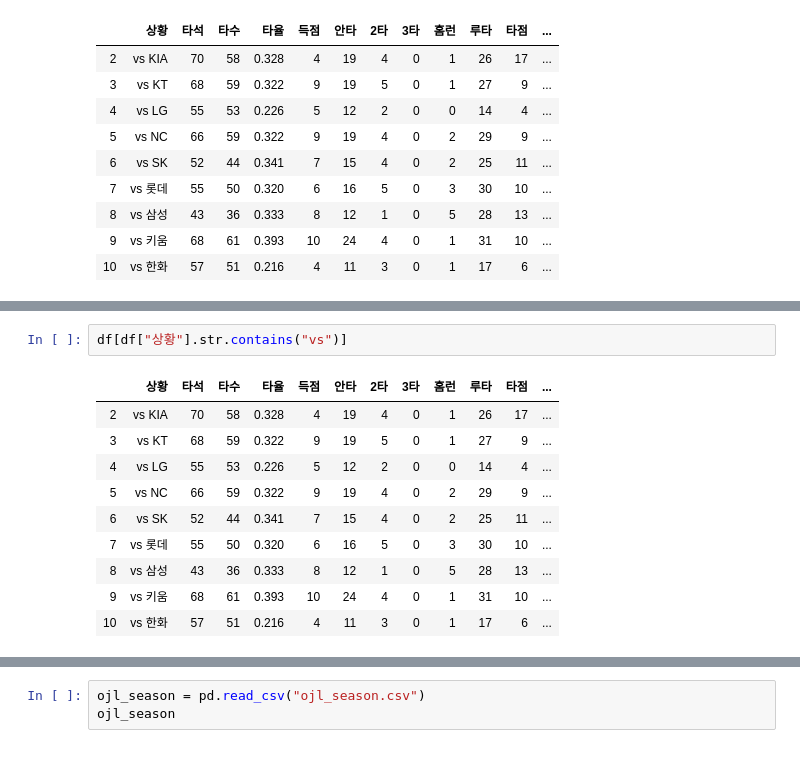
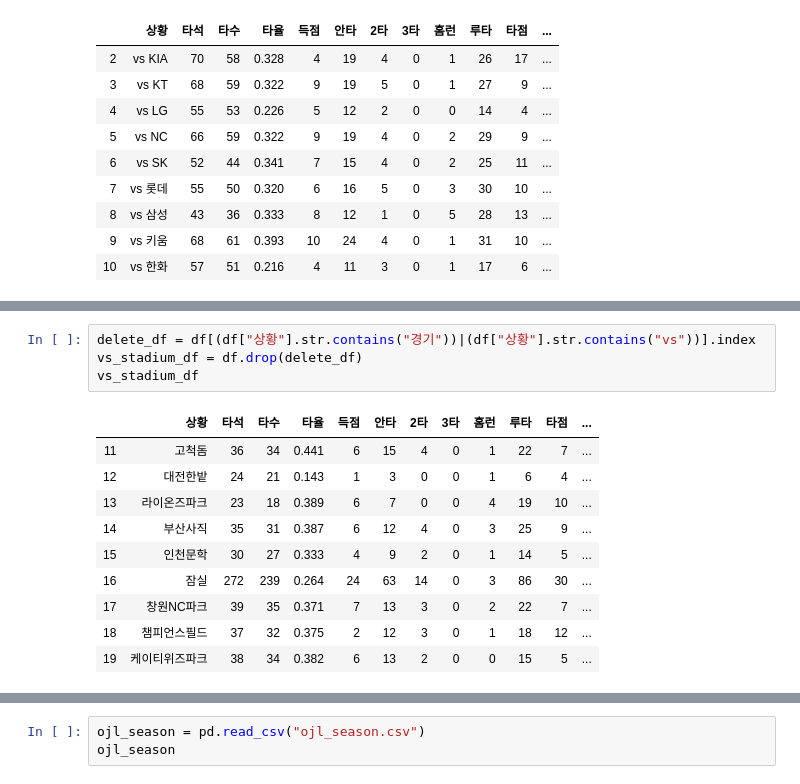
Before and after one commit to jeonprize/KBO-Analysis, a Jupyter notebook: OJL.ipynb, the cells around one changed output, grey strips where cells are left out. Drawn from its saved outputs; the diff is of its cells as text.

```diff
--- a/OJL.ipynb
+++ b/OJL.ipynb
@@ -145,13 +147,15 @@ plt.plot(vs_df["상황"],vs_df["OPS"],color='r',marker='o',linewidth=2,markerfac
-# %%
-df[df["상황"].str.contains("vs")]
-# %% [output]
-|  | 상황 | 타석 | 타수 | 타율 | 득점 | 안타 | 2타 | 3타 | 홈런 | 루타 | 타점 | ... |
-| 2 | vs KIA | 70 | 58 | 0.328 | 4 | 19 | 4 | 0 | 1 | 26 | 17 | ... |
-| 3 | vs KT | 68 | 59 | 0.322 | 9 | 19 | 5 | 0 | 1 | 27 | 9 | ... |
-| 4 | vs LG | 55 | 53 | 0.226 | 5 | 12 | 2 | 0 | 0 | 14 | 4 | ... |
-| 5 | vs NC | 66 | 59 | 0.322 | 9 | 19 | 4 | 0 | 2 | 29 | 9 | ... |
-| 6 | vs SK | 52 | 44 | 0.341 | 7 | 15 | 4 | 0 | 2 | 25 | 11 | ... |
-| 7 | vs 롯데 | 55 | 50 | 0.320 | 6 | 16 | 5 | 0 | 3 | 30 | 10 | ... |
-| 8 | vs 삼성 | 43 | 36 | 0.333 | 8 | 12 | 1 | 0 | 5 | 28 | 13 | ... |
-| 9 | vs 키움 | 68 | 61 | 0.393 | 10 | 24 | 4 | 0 | 1 | 31 | 10 | ... |
-| 10 | vs 한화 | 57 | 51 | 0.216 | 4 | 11 | 3 | 0 | 1 | 17 | 6 | ... |
+# %%
+delete_df = df[(df["상황"].str.contains("경기"))|(df["상황"].str.contains("vs"))].index
+vs_stadium_df = df.drop(delete_df)
+vs_stadium_df
+# %% [output]
+|  | 상황 | 타석 | 타수 | 타율 | 득점 | 안타 | 2타 | 3타 | 홈런 | 루타 | 타점 | ... |
+| 11 | 고척돔 | 36 | 34 | 0.441 | 6 | 15 | 4 | 0 | 1 | 22 | 7 | ... |
+| 12 | 대전한밭 | 24 | 21 | 0.143 | 1 | 3 | 0 | 0 | 1 | 6 | 4 | ... |
+| 13 | 라이온즈파크 | 23 | 18 | 0.389 | 6 | 7 | 0 | 0 | 4 | 19 | 10 | ... |
+| 14 | 부산사직 | 35 | 31 | 0.387 | 6 | 12 | 4 | 0 | 3 | 25 | 9 | ... |
+| 15 | 인천문학 | 30 | 27 | 0.333 | 4 | 9 | 2 | 0 | 1 | 14 | 5 | ... |
+| 16 | 잠실 | 272 | 239 | 0.264 | 24 | 63 | 14 | 0 | 3 | 86 | 30 | ... |
+| 17 | 창원NC파크 | 39 | 35 | 0.371 | 7 | 13 | 3 | 0 | 2 | 22 | 7 | ... |
+| 18 | 챔피언스필드 | 37 | 32 | 0.375 | 2 | 12 | 3 | 0 | 1 | 18 | 12 | ... |
+| 19 | 케이티위즈파크 | 38 | 34 | 0.382 | 6 | 13 | 2 | 0 | 0 | 15 | 5 | ... |
```
Also changed, not shown: parts of 2 cells of this notebook.
